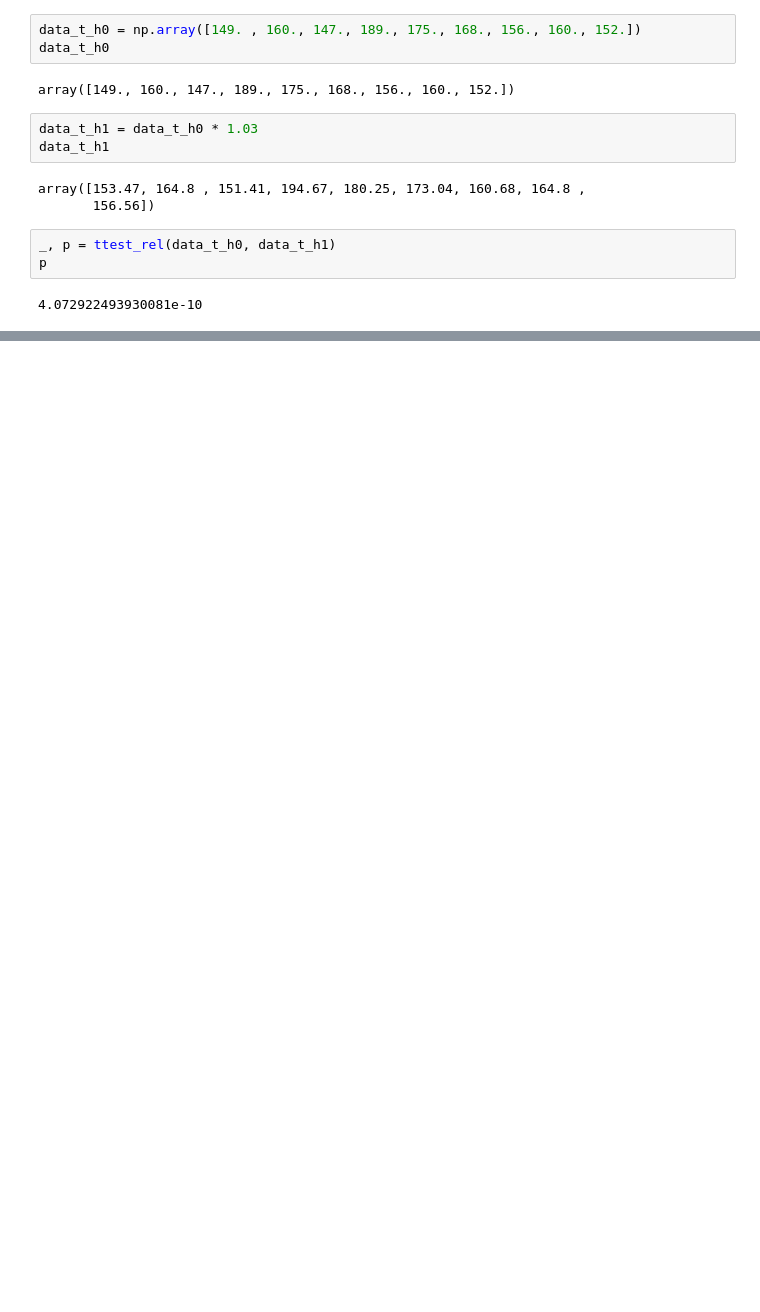
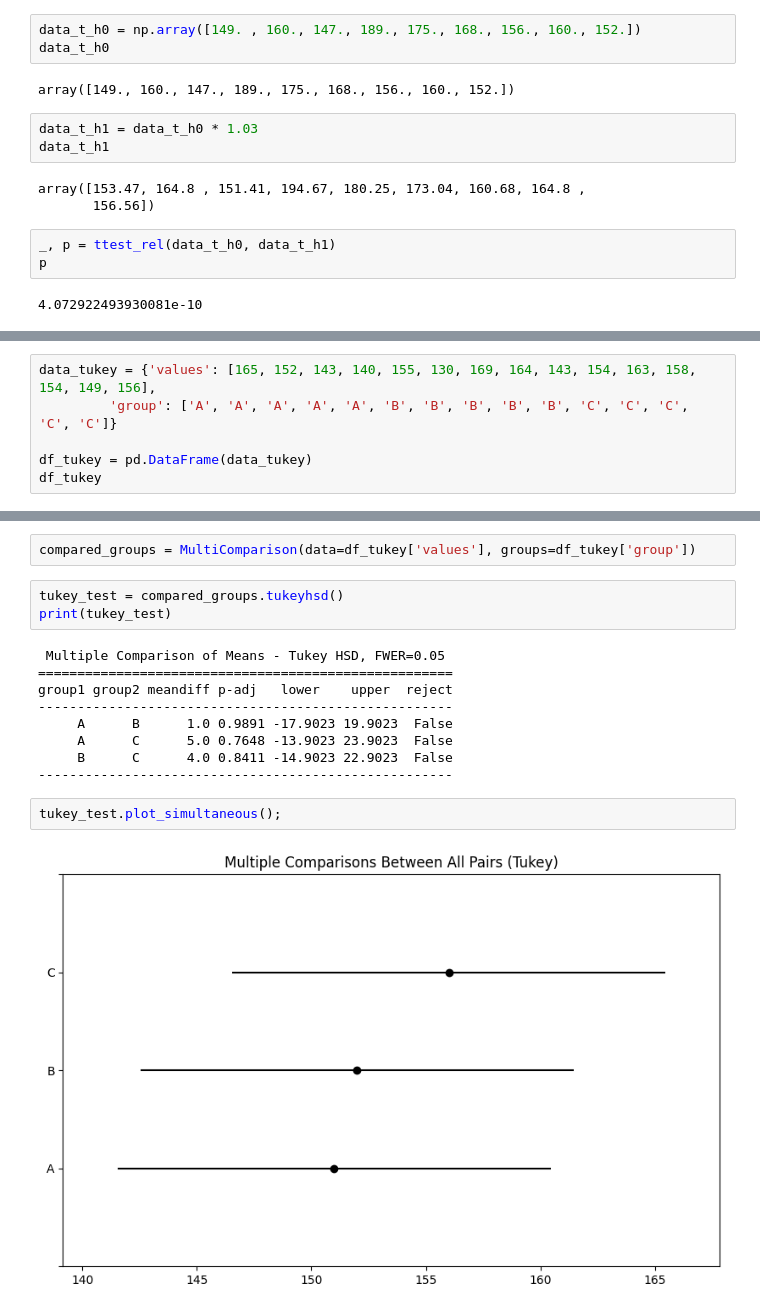
Before and after one commit to lps08/statistic-ds-ml, a Jupyter notebook: confidence_interval_hypothesis_test/hypothesis_test.ipynb, the cells around one changed output, grey strips where cells are left out. Cells and saved outputs as stored; diff of their text form; blank space fills up the shorter version.

Commit message:
Added more hypothesis test cases

```diff
--- a/confidence_interval_hypothesis_test/hypothesis_test.ipynb
+++ b/confidence_interval_hypothesis_test/hypothesis_test.ipynb
@@ -140,0 +319,6 @@ Accepting alternative hypothesis (H1)
+# %%
+data_tukey = {'values': [165, 152, 143, 140, 155, 130, 169, 164, 143, 154, 163, 158, 154, 149, 156],
+         'group': ['A', 'A', 'A', 'A', 'A', 'B', 'B', 'B', 'B', 'B', 'C', 'C', 'C', 'C', 'C']}
+
+df_tukey = pd.DataFrame(data_tukey)
+df_tukey
@@ -140,0 +342,18 @@ Accepting alternative hypothesis (H1)
+# %%
+compared_groups = MultiComparison(data=df_tukey['values'], groups=df_tukey['group'])
+# %%
+tukey_test = compared_groups.tukeyhsd()
+print(tukey_test)
+# %% [output]
+ Multiple Comparison of Means - Tukey HSD, FWER=0.05
+=====================================================
+group1 group2 meandiff p-adj   lower    upper  reject
+-----------------------------------------------------
+     A      B      1.0 0.9891 -17.9023 19.9023  False
+     A      C      5.0 0.7648 -13.9023 23.9023  False
+     B      C      4.0 0.8411 -14.9023 22.9023  False
+-----------------------------------------------------
+# %%
+tukey_test.plot_simultaneous();
+# %% [output]
+[figure, added]
```
Also changed, not shown: parts of 90 cells of this notebook.
